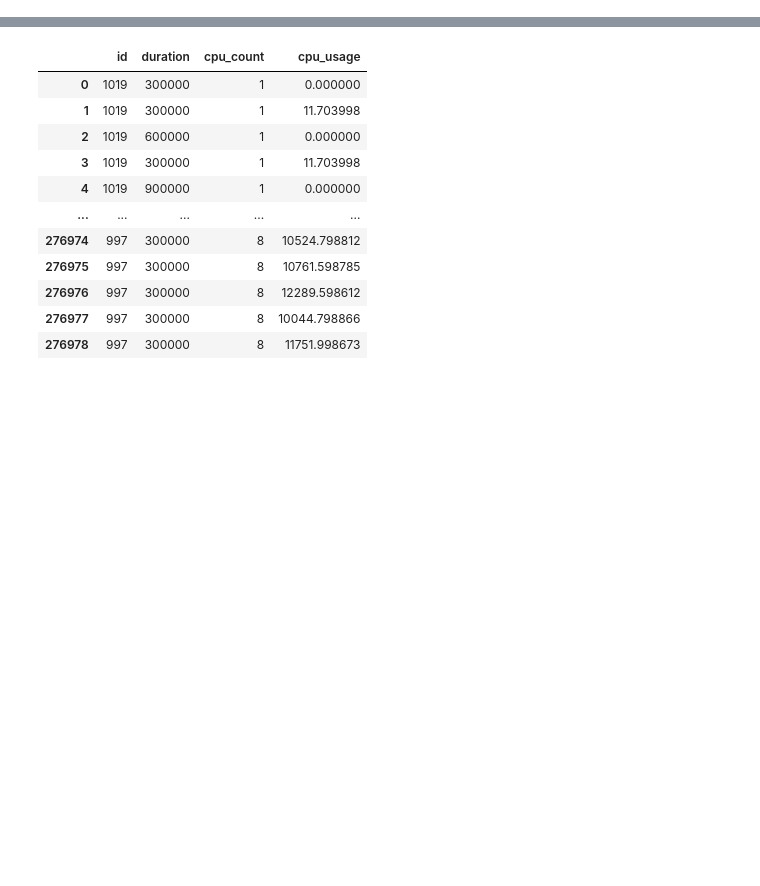
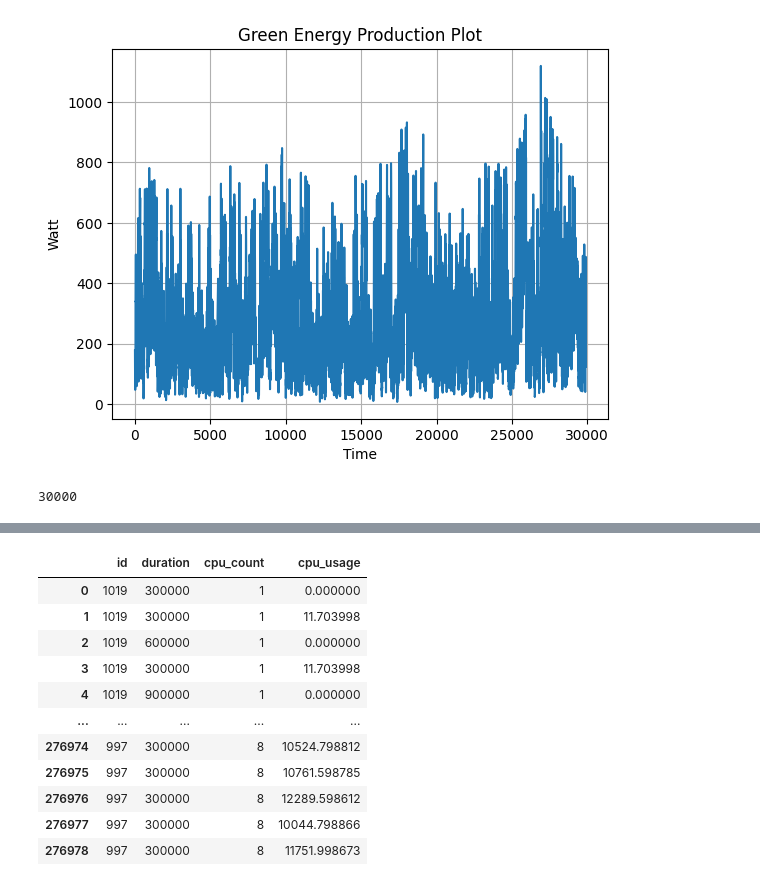
Before and after one commit to JianlongLei/Distributed-System-Lab, a Jupyter notebook: demo.ipynb, the cells around one changed output, grey strips where cells are left out. Cells and saved outputs as stored; diff of their text form; code cells hidden in the pictures; blank space fills up the shorter version.

```diff
--- a/demo.ipynb
+++ b/demo.ipynb
@@ -2,0 +47,8 @@ import pandas as pd
+# %%
+solar_filtered = solar[['Date and Hour', 'Production']]
+wind_filtered = wind[['Date and Hour', 'Production']]
+# %%
+merged = pd.merge(solar_filtered, wind_filtered, 'inner', on='Date and Hour')
+merged['Production'] = merged['Production_x'] + merged['Production_y']
+cleaned_merge = merged.drop(['Production_x', 'Production_y'], axis=1)
+cleaned_merge.drop_duplicates(inplace=True)
@@ -2,0 +71,4 @@ import pandas as pd
+# %%
+cleaned_merge['Production_simulate'] = cleaned_merge['Production'] / 10
+cleaned_merge.dropna(inplace=True)
+cleaned_merge
@@ -2,0 +101,2 @@ import pandas as pd
+# %%
+cleaned_merge['Production_simulate_half'] = cleaned_merge['Production_simulate'] / 2
@@ -2,0 +115,14 @@ import pandas as pd
+# %%
+import pandas as pd
+import matplotlib.pyplot as plt
+
+cleaned_merge['Production_simulate_half'].plot(kind='line')
+
+# Customize the plot for better readability
+plt.title('Green Energy Production Plot')
+plt.xlabel('Time')
+plt.ylabel('Watt')
+plt.grid(True)
+plt.show()
+# %% [output]
+[figure, added]
@@ -2,0 +132,4 @@ import pandas as pd
+# %%
+len(supply_list)
+# %% [output]
+30000
```
Also changed, not shown: parts of 16 cells of this notebook, 16 other files.
